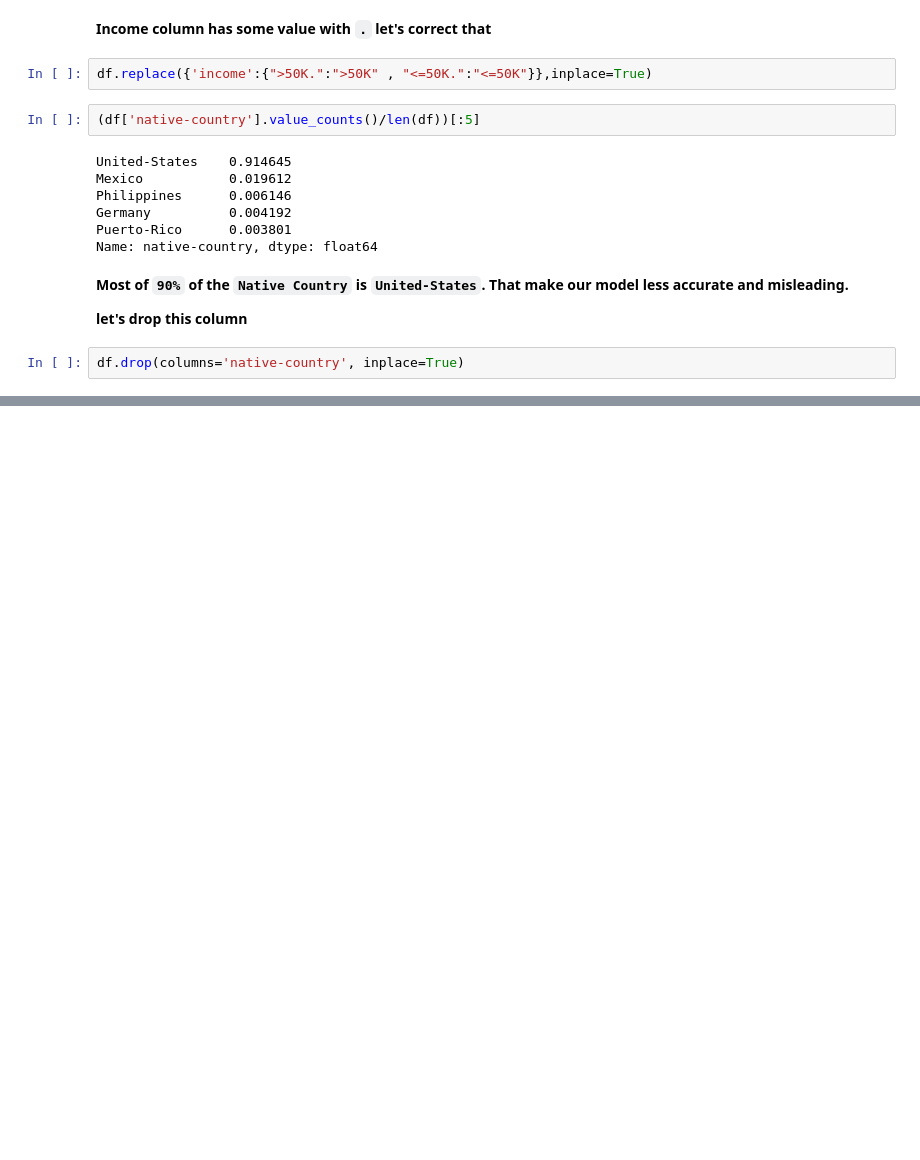
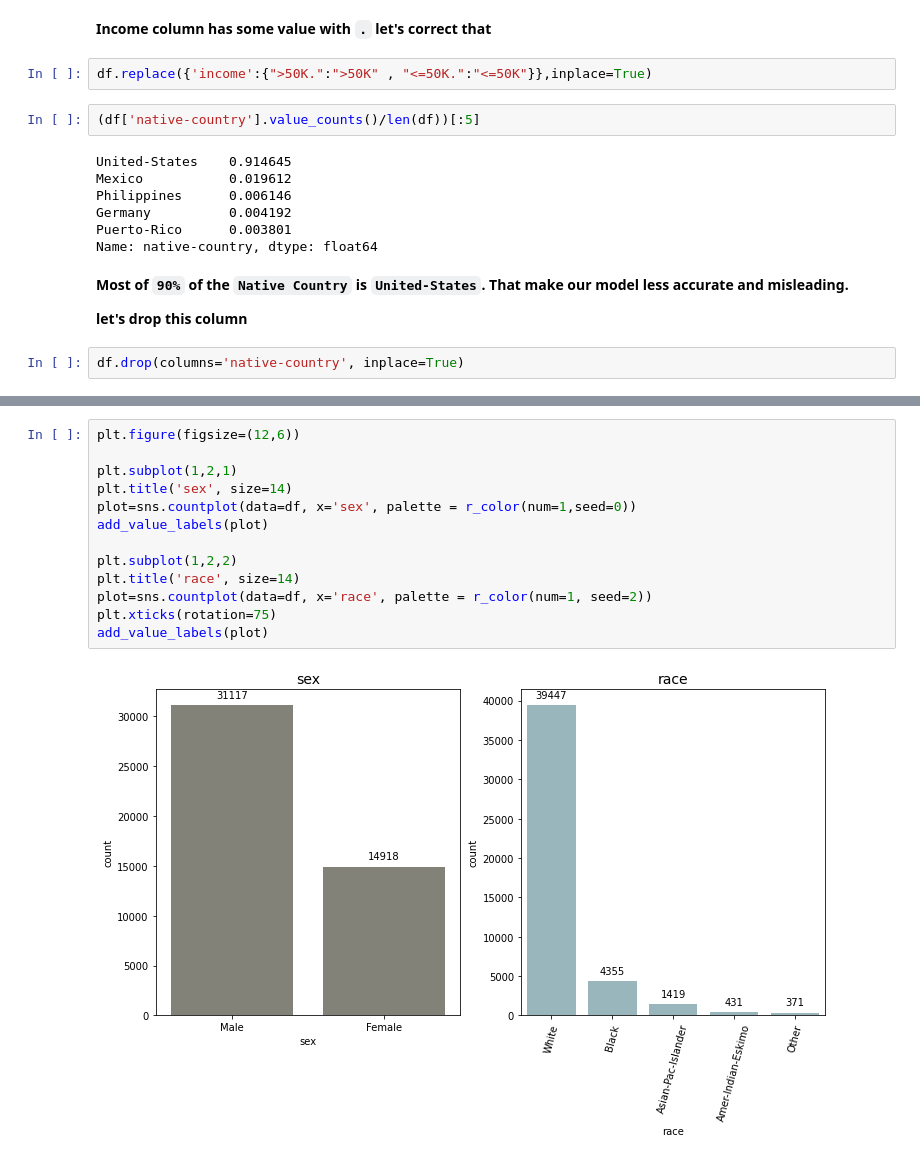
Before and after one commit to Praveen-Rajes/Census-Income-Random-Forest-and-Naive-Bayes, a Jupyter notebook: CourseWork.ipynb, the cells around one changed output, grey strips where cells are left out. Saved outputs shown, nothing was run; the diff lists cells and outputs as text; blank space fills up the shorter version.

```diff
--- a/CourseWork.ipynb
+++ b/CourseWork.ipynb
@@ -184,0 +247,15 @@ df.drop(columns='native-country', inplace=True)
+# %%
+plt.figure(figsize=(12,6))
+
+plt.subplot(1,2,1)
+plt.title('sex', size=14)
+plot=sns.countplot(data=df, x='sex', palette = r_color(num=1,seed=0))
+add_value_labels(plot)
+
+plt.subplot(1,2,2)
+plt.title('race', size=14)
+plot=sns.countplot(data=df, x='race', palette = r_color(num=1, seed=2))
+plt.xticks(rotation=75)
+add_value_labels(plot)
+# %% [output]
+[figure, added]
```
Also changed, not shown: parts of 15 cells of this notebook, 1 other file.
